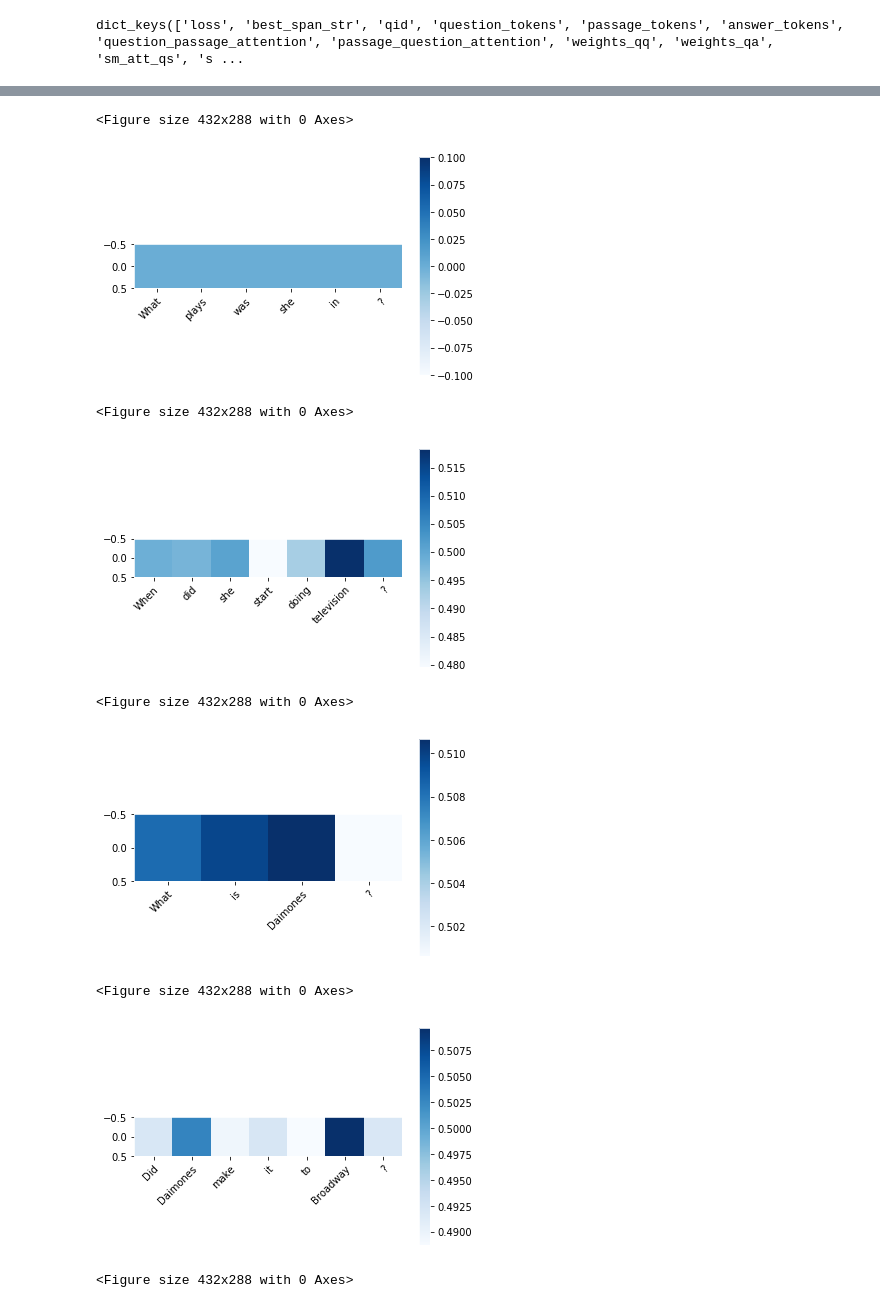
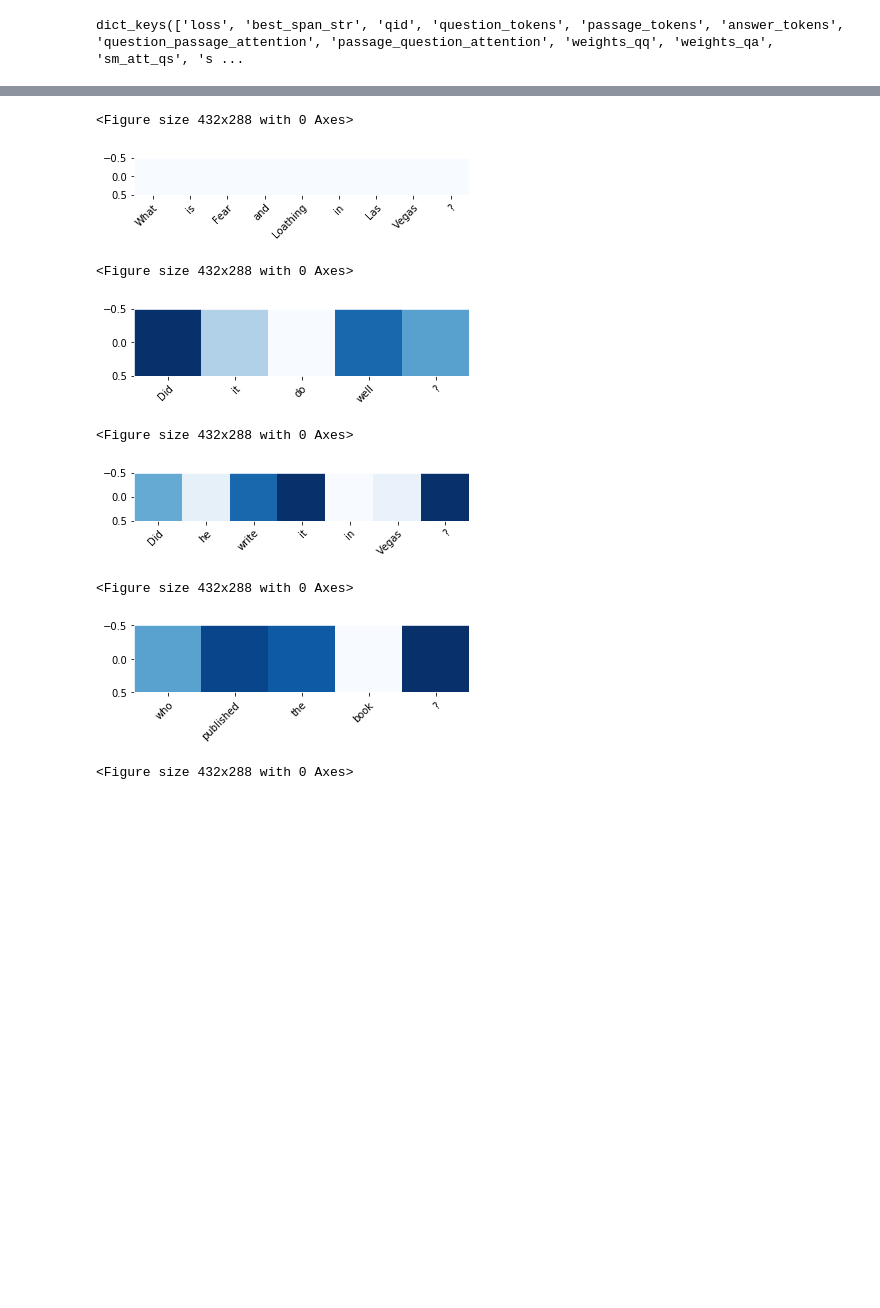
Before and after one commit to sohamghosh121/conversational-question-reformulation, a Jupyter notebook: visualization.ipynb, the cells around one changed output, grey strips where cells are left out. Cells and saved outputs as stored; diff of their text form; code cells hidden in the pictures; blank space fills up the shorter version.

```diff
--- a/visualization.ipynb
+++ b/visualization.ipynb
@@ -17,11 +17,13 @@ def _remove_spaces(tokens):
 def split_tokens(s):
     return [x.text for x in _remove_spaces(nlp(s))]
 # %%
-EXP_NAME = 'ant_TRUE__men_TRUE__k1__c_uniformw-markeremb-bilinear'
+EXP_NAME = 'ant_TRUE__men_TRUE__k1__c_uniformw-markeremb-bilinear-2phase'
 MODEL_PATH = '/Users/sohamghosh/Documents/CMU/Courses/quac/exp_dir/'
+WEIGHTS_PATH = 'best.th'
 NUM_TURNS = 1
 
-# archival.archive_model(serialization_dir=os.path.join(MODEL_PATH, EXP_NAME), weights='best.th')
+archival.archive_model(serialization_dir=os.path.join(MODEL_PATH, EXP_NAME),
+                       weights=WEIGHTS_PATH)
 
 def from_archive(archive):
     config = archive.config.duplicate()
@@ -37,7 +39,7 @@ predictor = from_archive(archive)
 # %% [output]
 INIT MODEL
 # %%
-data = json.load(open('val_ling_small.json'))['data']
+data = json.load(open('train_5000_ling.json'))['data']
 # %%
 % matplotlib inline
 from matplotlib import pyplot as plt
@@ -69,5 +71,5 @@ def get_results(ex, predictor):
         qa['answer_start'] = qa['orig_answer']['answer_start']
     return predictor.predict_instance(predictor._json_to_instance([ex]))
 # %%
-EXAMPLE_IX = 6
+EXAMPLE_IX = 10
 pred = get_results(data[EXAMPLE_IX], predictor)
@@ -110,25 +131,25 @@ A: Supreme Court ruled that EUR400,000 was a lot more from the amount that Vissi
 # %%
 if pred['ant_scores'][0] != None:
     ant_scores = np.array(pred['ant_scores'])
     for i, qa in enumerate(data[EXAMPLE_IX]['paragraphs'][0]['qas']):
         a_scores = ant_scores[i, :, 0].reshape((1, ant_scores.shape[1]))
         plt.figure()
         fig, ax1 = plt.subplots(1,1)
         a_scores = a_scores[:, :len(pred['question_tokens'][i])]
         heatmap = ax1.imshow(a_scores, cmap="Blues", interpolation='nearest')
         ax1.set_xticks(np.arange(len(pred['question_tokens'][i])))
         ax1.set_xticklabels(pred['question_tokens'][i])
         plt.setp(ax1.get_xticklabels(), rotation=45, ha="right",
              rotation_mode="anchor")
-        plt.colorbar(heatmap)
+#         plt.colorbar(heatmap)
         plt.show()
 # %% [output]
 <Figure size 432x288 with 0 Axes>
-[figure, old version]
+[figure, new version]
 <Figure size 432x288 with 0 Axes>
-[figure, old version]
+[figure, new version]
 <Figure size 432x288 with 0 Axes>
-[figure, old version]
+[figure, new version]
 <Figure size 432x288 with 0 Axes>
-[figure, old version]
+[figure, new version]
 <Figure size 432x288 with 0 Axes>
```
Also changed, not shown: parts of 9 cells of this notebook, 4 other files.
